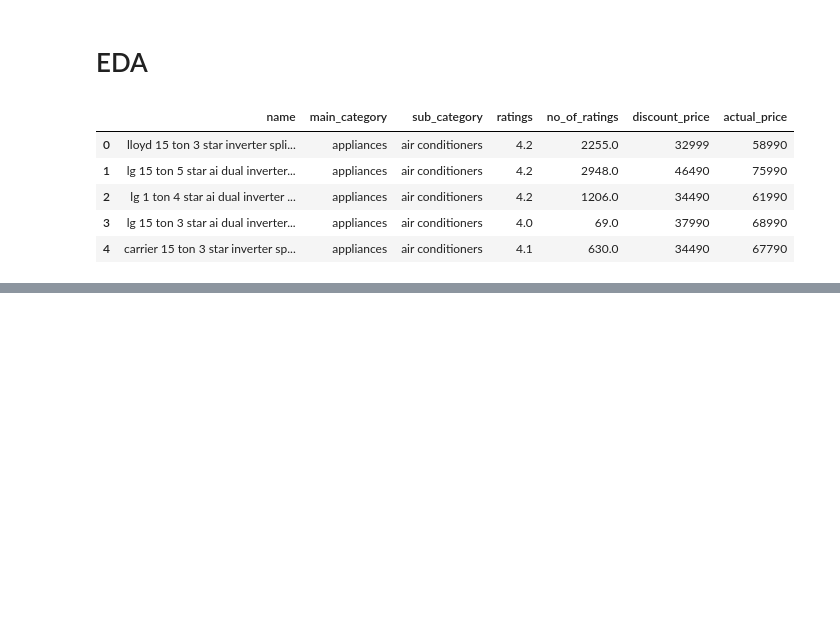
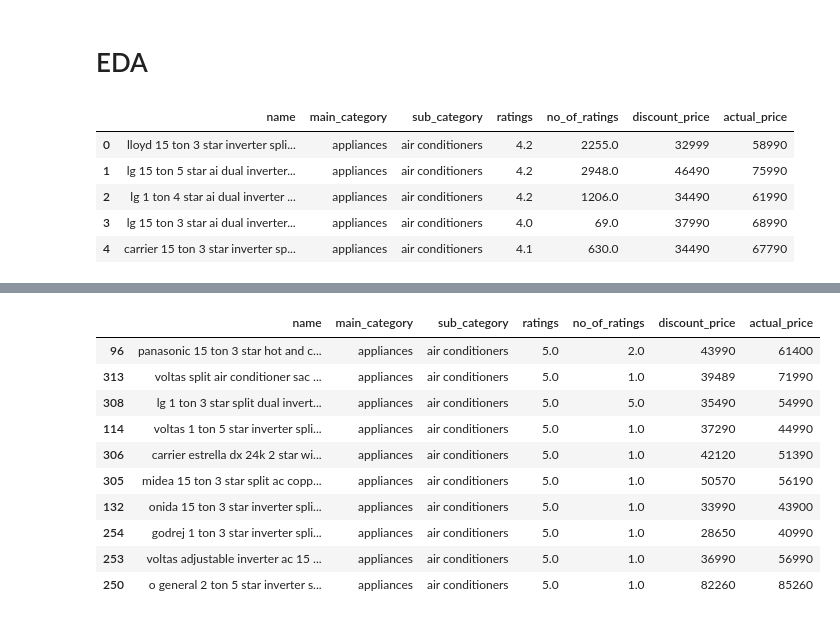
Before and after one commit to RafifaSahirah/AI-Shopping-Assistant, a Jupyter notebook: notebook/preprocessing.ipynb, the cells around one changed output, grey strips where cells are left out. Cells and saved outputs as stored; diff of their text form; code cells hidden in the pictures; blank space fills up the shorter version.

```diff
--- a/notebook/preprocessing.ipynb
+++ b/notebook/preprocessing.ipynb
@@ -311,0 +316,16 @@ Passing `palette` without assigning `hue` is deprecated and will be removed in v
+# %%
+# Check high rating of product
+high_rating = df[(df["sub_category"] == "air conditioners")].sort_values(by="ratings", ascending=False).head(50)
+high_rating.head(10)
+# %% [output]
+|  | name | main_category | sub_category | ratings | no_of_ratings | discount_price | actual_price |
+| 96 | panasonic 15 ton 3 star hot and c... | appliances | air conditioners | 5.0 | 2.0 | 43990 | 61400 |
+| 313 | voltas split air conditioner sac ... | appliances | air conditioners | 5.0 | 1.0 | 39489 | 71990 |
+| 308 | lg 1 ton 3 star split dual invert... | appliances | air conditioners | 5.0 | 5.0 | 35490 | 54990 |
+| 114 | voltas 1 ton 5 star inverter spli... | appliances | air conditioners | 5.0 | 1.0 | 37290 | 44990 |
+| 306 | carrier estrella dx 24k 2 star wi... | appliances | air conditioners | 5.0 | 1.0 | 42120 | 51390 |
+| 305 | midea 15 ton 3 star split ac copp... | appliances | air conditioners | 5.0 | 1.0 | 50570 | 56190 |
+| 132 | onida 15 ton 3 star inverter spli... | appliances | air conditioners | 5.0 | 1.0 | 33990 | 43900 |
+| 254 | godrej 1 ton 3 star inverter spli... | appliances | air conditioners | 5.0 | 1.0 | 28650 | 40990 |
+| 253 | voltas adjustable inverter ac 15 ... | appliances | air conditioners | 5.0 | 1.0 | 36990 | 56990 |
+| 250 | o general 2 ton 5 star inverter s... | appliances | air conditioners | 5.0 | 1.0 | 82260 | 85260 |
```
Also changed, not shown: parts of 12 cells of this notebook.
